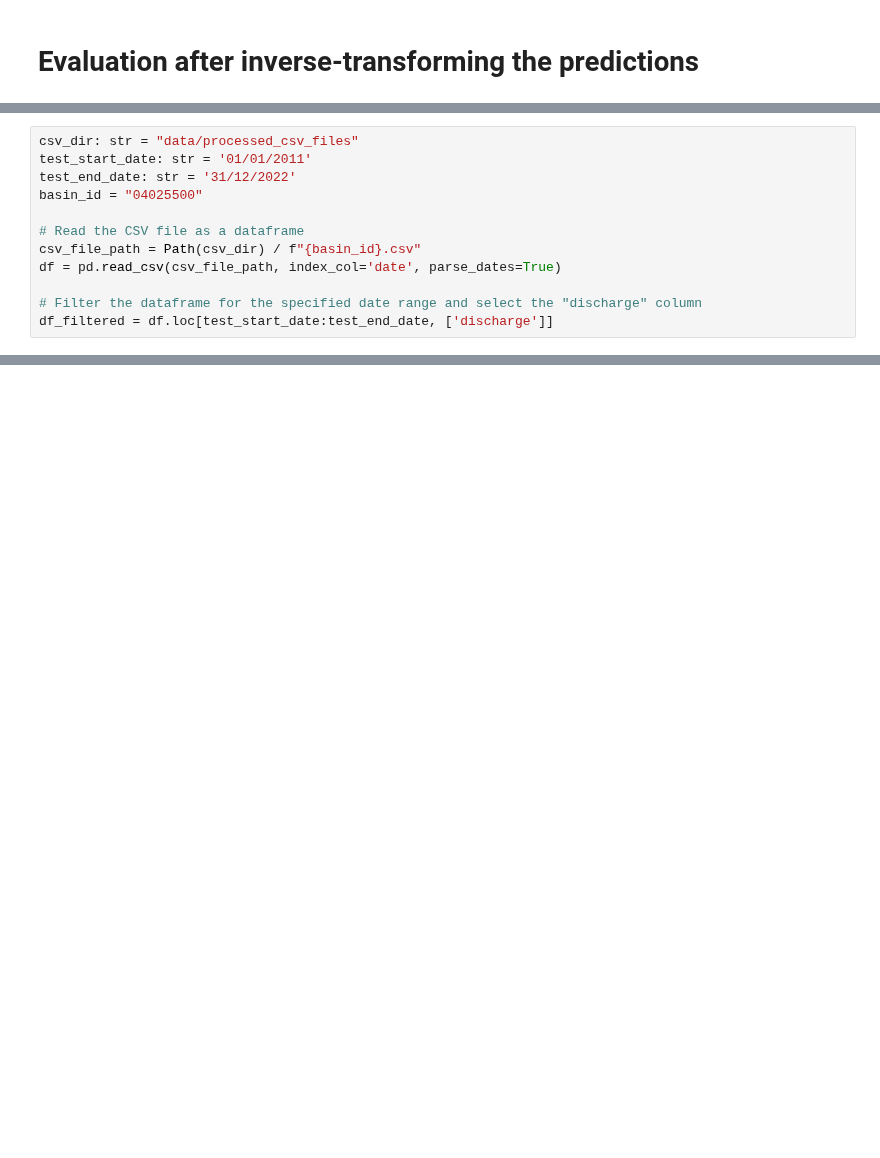
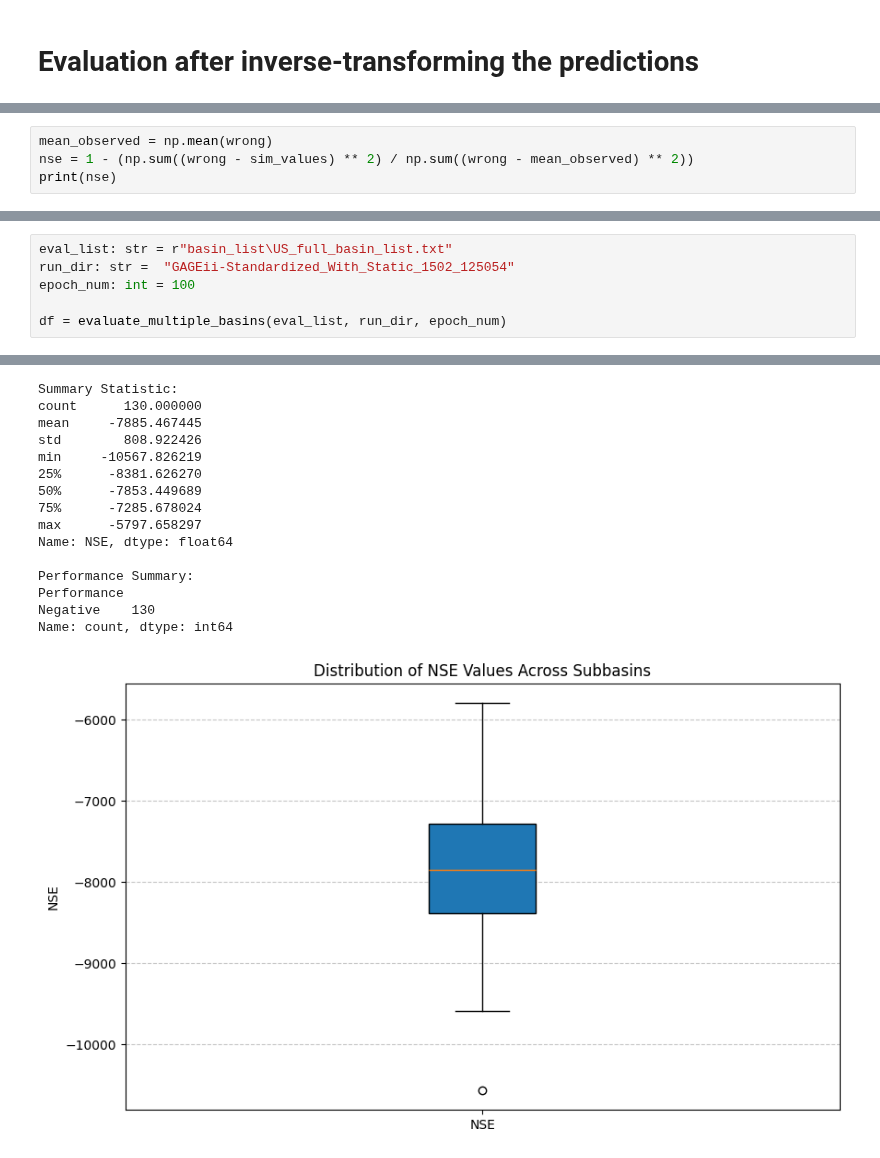
Before and after one commit to yunsupark1120/GAGEii_modeling, a Jupyter notebook: model_training.ipynb, the cells around one changed output, grey strips where cells are left out. Drawn from its saved outputs; the diff is of its cells as text; blank space fills up the shorter version.

```diff
--- a/model_training.ipynb
+++ b/model_training.ipynb
@@ -196,12 +229,0 @@ evaluate_basin_prediction("02AB008", "GAGEii-Z_score_test_1402_141421", 50)
-# %%
-csv_dir: str = "data/processed_csv_files"
-test_start_date: str = '01/01/2011'
-test_end_date: str = '31/12/2022'
-basin_id = "04025500"
-
-# Read the CSV file as a dataframe
-csv_file_path = Path(csv_dir) / f"{basin_id}.csv"
-df = pd.read_csv(csv_file_path, index_col='date', parse_dates=True)
-
-# Filter the dataframe for the specified date range and select the "discharge" column
-df_filtered = df.loc[test_start_date:test_end_date, ['discharge']]
@@ -207,0 +250,4 @@ df_filtered = df.loc[test_start_date:test_end_date, ['discharge']]
+# %%
+mean_observed = np.mean(wrong)
+nse = 1 - (np.sum((wrong - sim_values) ** 2) / np.sum((wrong - mean_observed) ** 2))
+print(nse)
@@ -207,0 +405,7 @@ df_filtered = df.loc[test_start_date:test_end_date, ['discharge']]
+# %%
+eval_list: str = r"basin_list\US_full_basin_list.txt"
+run_dir: str =  "GAGEii-Standardized_With_Static_1502_125054"
+epoch_num: int = 100
+
+df = evaluate_multiple_basins(eval_list, run_dir, epoch_num)
+# %% [output]
@@ -207,0 +415,16 @@ df_filtered = df.loc[test_start_date:test_end_date, ['discharge']]
+Summary Statistic:
+count      130.000000
+mean     -7885.467445
+std        808.922426
+min     -10567.826219
+25%      -8381.626270
+50%      -7853.449689
+75%      -7285.678024
+max      -5797.658297
+Name: NSE, dtype: float64
+
+Performance Summary:
+Performance
+Negative    130
+Name: count, dtype: int64
+[figure, added]
```
Also changed, not shown: parts of 30 cells of this notebook, 12 other files.
